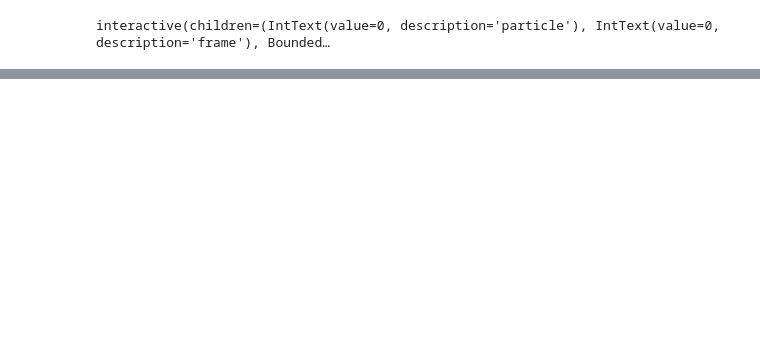
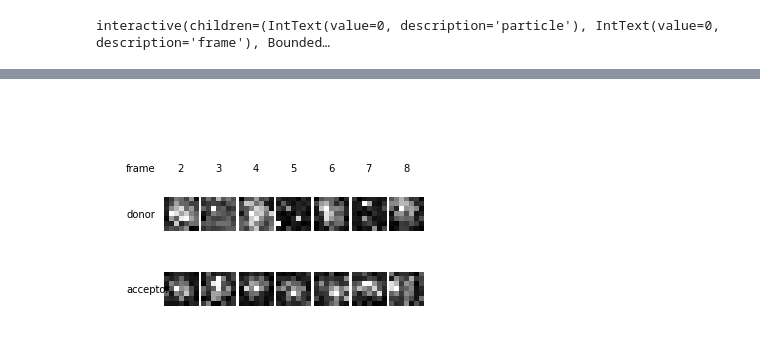
Before and after one commit to schuetzgroup/fret-analysis, a Jupyter notebook: notebooks/Inspect.ipynb, the cells around one changed output, grey strips where cells are left out. Saved outputs shown, nothing was run; the diff lists cells and outputs as text; code cells hidden in the pictures; blank space fills up the shorter version.

```diff
--- a/notebooks/Inspect.ipynb
+++ b/notebooks/Inspect.ipynb
@@ -31 +28,5 @@ insp.raw_features("sn", 4)
+# %%
+insp.raw_features("sensor IEk non-act BSA cells", 0)
+# %% [output]
+[figure, added]
 # %%
```
Also changed, not shown: parts of 8 cells of this notebook, 7 other files.
